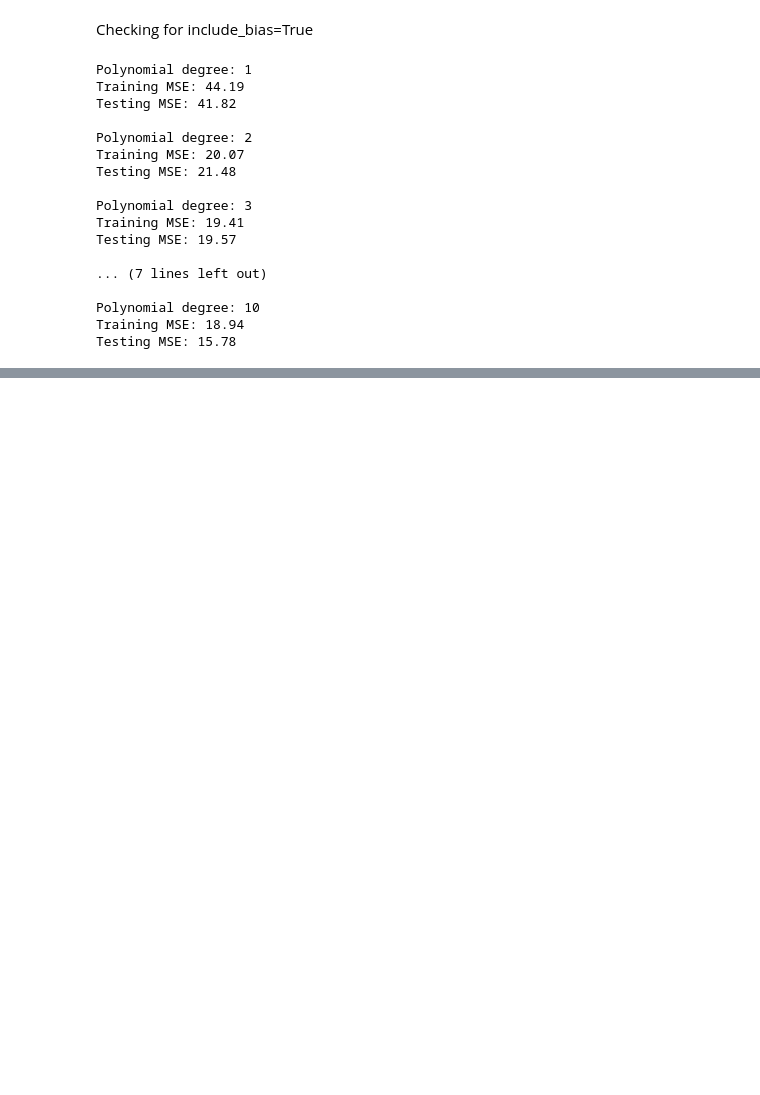
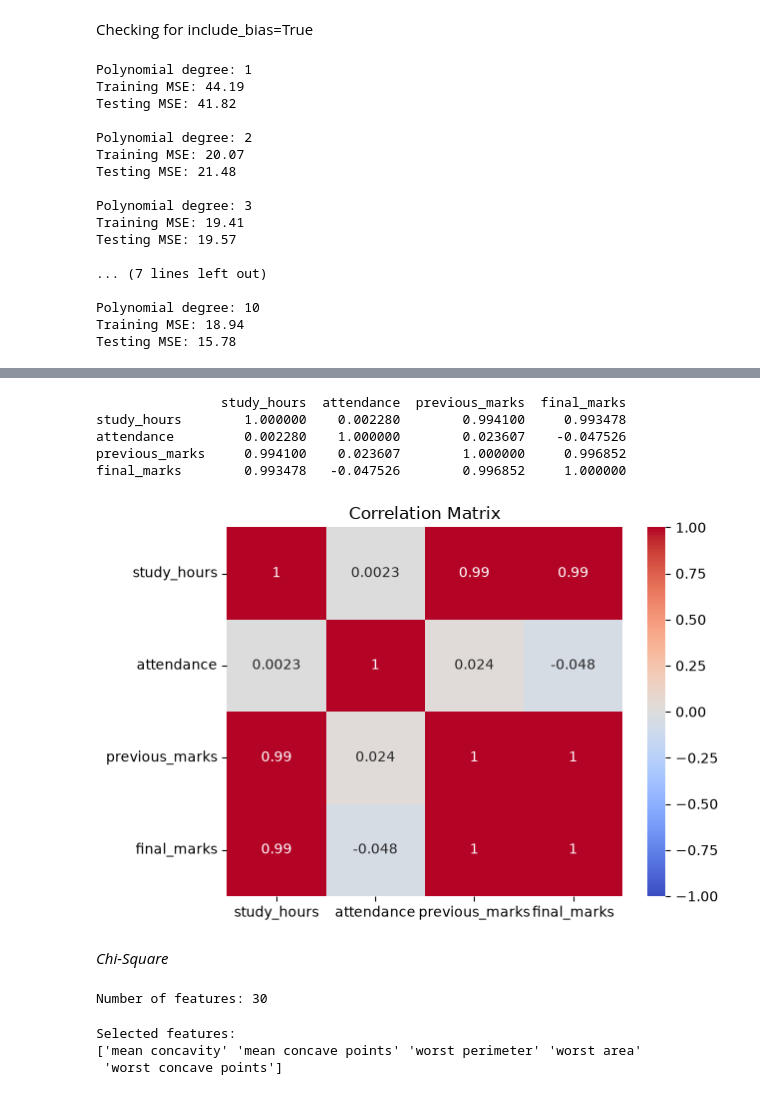
Before and after one commit to khushangh18-techy/AML_Programs, a Jupyter notebook: 15-09-26/Bias_Variance_Tradeof.ipynb, the cells around one changed output, grey strips where cells are left out. Cells and saved outputs as stored; diff of their text form; code cells hidden in the pictures; blank space fills up the shorter version.

```diff
--- a/15-09-26/Bias_Variance_Tradeof.ipynb
+++ b/15-09-26/Bias_Variance_Tradeof.ipynb
@@ -328,0 +447,35 @@ Testing MSE: 15.78
+# %%
+import pandas as pd
+import seaborn as sns
+import matplotlib.pyplot as plt
+
+data = pd.DataFrame({
+    "study_hours": [1, 2, 3, 4, 5, 6],
+    "attendance": [5, 5, 65, 7, 18, 9],
+    "previous_marks": [35, 40, 50, 55, 65, 75],
+    "final_marks": [38, 45, 52, 60, 70, 82]
+})
+# %%
+correlation_matrix = data.corr(numeric_only=True)
+
+print(correlation_matrix)
+
+sns.heatmap(
+    correlation_matrix,
+    annot=True,
+    cmap="coolwarm",
+    vmin=-1,
+    vmax=1
+)
+
+plt.title("Correlation Matrix")
+plt.show()
+# %% [output]
+                study_hours  attendance  previous_marks  final_marks
+study_hours        1.000000    0.002280        0.994100     0.993478
+attendance         0.002280    1.000000        0.023607    -0.047526
+previous_marks     0.994100    0.023607        1.000000     0.996852
+final_marks        0.993478   -0.047526        0.996852     1.000000
+[figure, added]
+# %% [markdown]
+*Chi-Square*
@@ -328,0 +491,21 @@ Testing MSE: 15.78
+# %%
+print("Number of features:", X.shape[1])
+# %% [output]
+Number of features: 30
+# %%
+from sklearn.feature_selection import SelectKBest, chi2
+from sklearn.preprocessing import MinMaxScaler
+
+# Chi-square requires non-negative feature values
+X_non_negative = MinMaxScaler().fit_transform(X)
+
+selector = SelectKBest(score_func=chi2, k=5)
+X_selected = selector.fit_transform(X_non_negative, y)
+
+selected_features = data.feature_names[selector.get_support()]
+print("Selected features:")
+print(selected_features)
+# %% [output]
+Selected features:
+['mean concavity' 'mean concave points' 'worst perimeter' 'worst area'
+ 'worst concave points']
```
Also changed, not shown: parts of 11 cells of this notebook, 1 other file.
